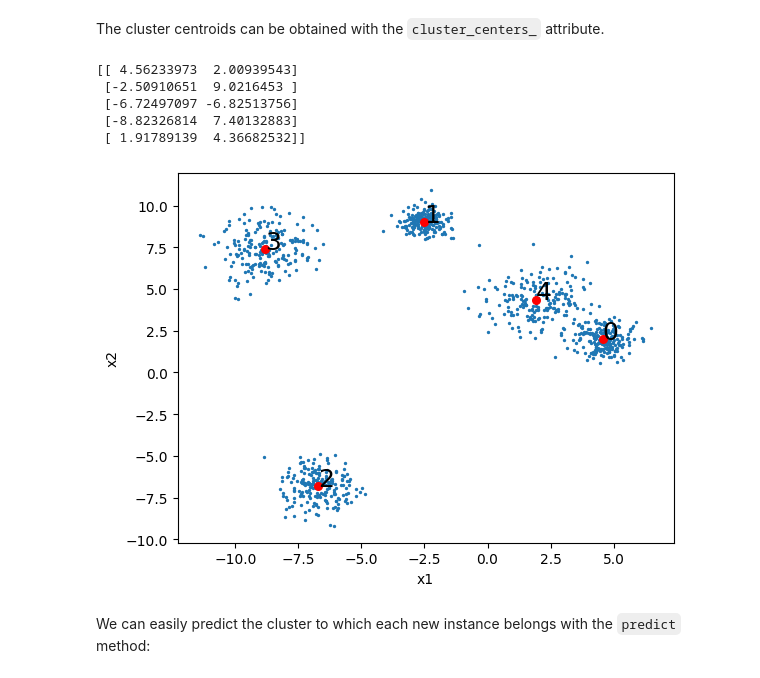
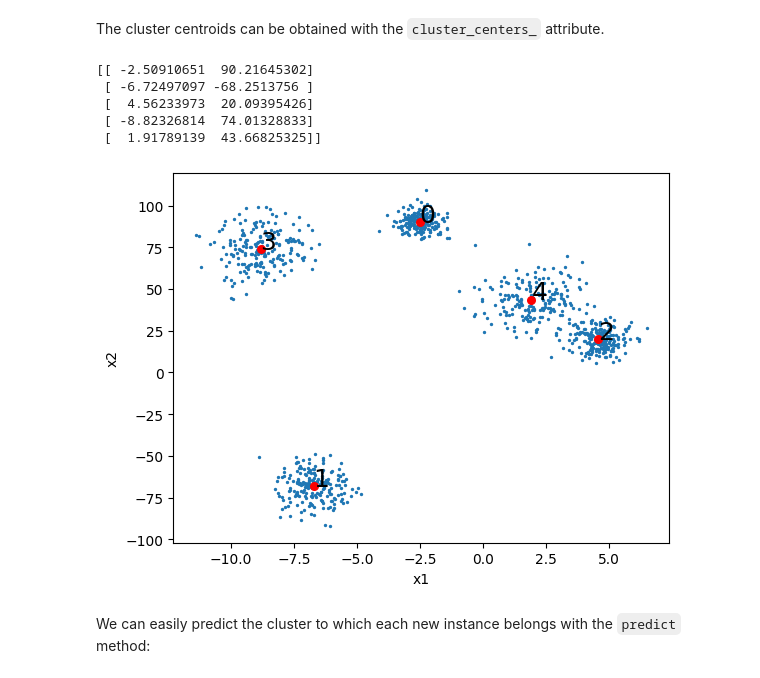
Before and after one commit to avidaldo/ia25, a Jupyter notebook: algorithms/kmeans.ipynb, the cells around one changed output. Saved outputs shown, nothing was run; the diff lists cells and outputs as text; code cells hidden in the pictures.

```diff
--- a/algorithms/kmeans.ipynb
+++ b/algorithms/kmeans.ipynb
@@ -31,9 +39,18 @@ We will use the `make_blobs` function from `sklearn.datasets` to generate test d
 It's important to remember that we are doing this representation process to help understand the algorithm, but we will normally work with datasets of many more dimensions where we cannot visualize the data. In fact, in this case it would normally be easy to divide into clusters by eye. And indeed, we are already generating test data with this `make_blobs` function by indicating the number of clusters we want it to generate.
 # %%
 from sklearn import datasets
+import matplotlib.pyplot as plt
 
 X, y = datasets.make_blobs(n_samples=1000, # Number of samples
                            n_features=2, # Number of features
                            centers=5, # Number of clusters
                            cluster_std=[0.5, 0.6, 0.8, 1, 1.1], # Standard deviation of each cluster
                            random_state=42,) # Seed for reproducibility
+
+# Stretch one axis. This makes feature scaling crucial for K-Means
+X[:, 1] = X[:, 1] * 10
+
+plt.scatter(X[:, 0], X[:, 1], s=2)
+plt.xlabel('x1')
+plt.ylabel('x2')
+plt.show()
@@ -48,0 +78,11 @@ plt.show()
+# %%
+from sklearn.preprocessing import StandardScaler
+
+scaler = StandardScaler()
+X_scaled = scaler.fit_transform(X)
+
+# Visualize scaled data
+plt.scatter(X_scaled[:, 0], X_scaled[:, 1], s=2)
+plt.xlabel('x1 (scaled)')
+plt.ylabel('x2 (scaled)')
+plt.show()
@@ -53,8 +95,9 @@ from sklearn.cluster import KMeans
 
 kmeans = KMeans(
     n_clusters=5, # Number of clusters (k value)
-    n_init='auto') # Number of times the algorithm runs with different initial centroids
-y_pred = kmeans.fit_predict(X) # Equivalent to kmeans.fit(X) and then y_pred = kmeans.predict(X)
+    n_init='auto',
+    random_state=0) # Number of times the algorithm runs with different initial centroids
+y_pred = kmeans.fit_predict(X_scaled) # Equivalent to kmeans.fit(X_scaled) and then y_pred = kmeans.predict(X_scaled)
 # %% [markdown]
 The KMeans constructor receives the following parameters:
 * `n_clusters`: The number of clusters to form and the number of centroids to generate. This is what we vary in a loop to find the optimal number of clusters.
@@ -74,22 +115,27 @@ True
 # %% [markdown]
 The cluster centroids can be obtained with the `cluster_centers_` attribute.
 # %%
-print(kmeans.cluster_centers_)
+import matplotlib.pyplot as plt
+
+# Inverse transform centroids to match original data scale
+centroids = scaler.inverse_transform(kmeans.cluster_centers_)
+print(centroids)
+
 plt.scatter(X[:, 0], X[:, 1], s=2)
-plt.scatter(kmeans.cluster_centers_[:,0], kmeans.cluster_centers_[:,1], c='r', s=30)
+plt.scatter(centroids[:,0], centroids[:,1], c='r', s=30)
 
-for i, center in enumerate(kmeans.cluster_centers_):
+for i, center in enumerate(centroids):
     plt.annotate(i, center, fontsize=18)
 
 plt.xlabel('x1')
 plt.ylabel('x2')
 plt.show()
 # %% [output]
-[[ 4.56233973  2.00939543]
- [-2.50910651  9.0216453 ]
- [-6.72497097 -6.82513756]
- [-8.82326814  7.40132883]
- [ 1.91789139  4.36682532]]
+[[ -2.50910651  90.21645302]
+ [ -6.72497097 -68.2513756 ]
+ [  4.56233973  20.09395426]
+ [ -8.82326814  74.01328833]
+ [  1.91789139  43.66825325]]
-[figure, old version]
+[figure, new version]
 # %% [markdown]
 We can easily predict the cluster to which each new instance belongs with the `predict` method:
```
Also changed, not shown: parts of 25 cells of this notebook.
